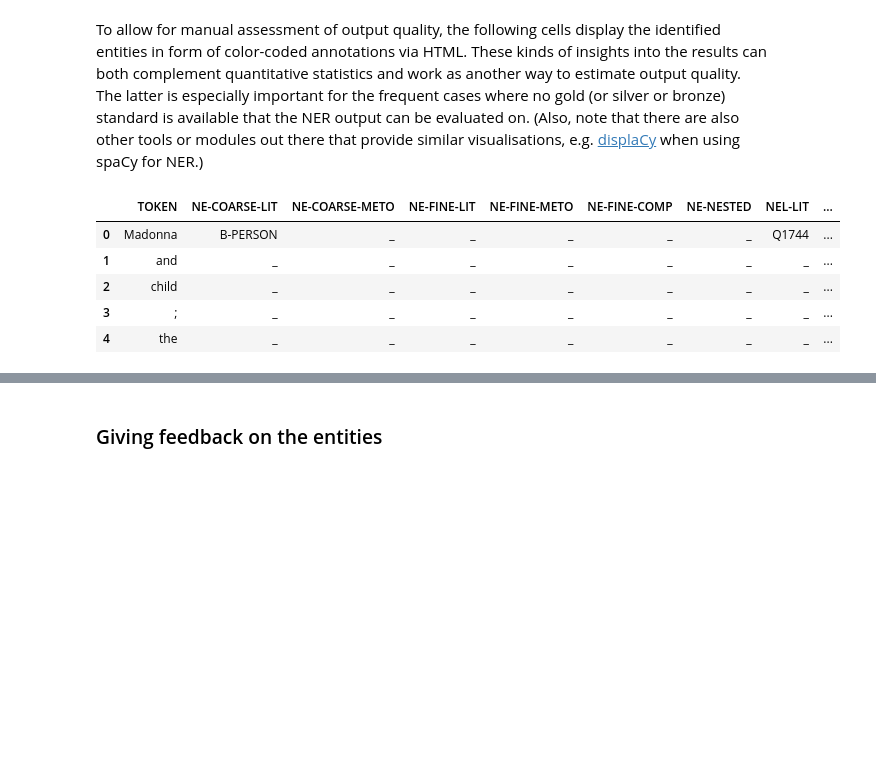
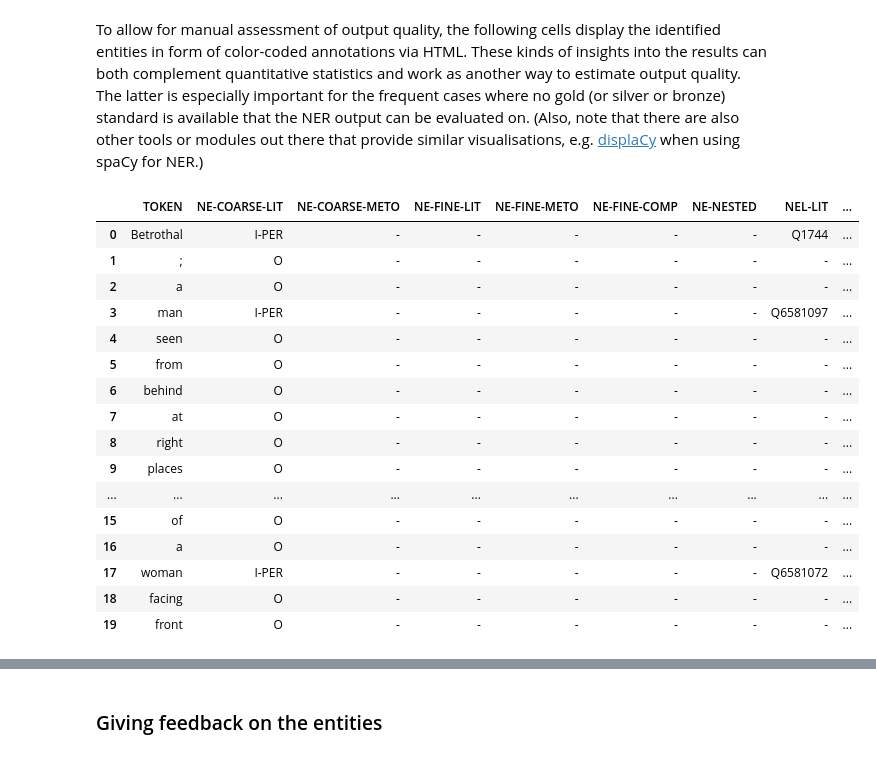
Before and after one commit to pelagios/llm-lod-enriching-heritage, a Jupyter notebook: notebooks/evaluation/evaluation.ipynb, the cells around one changed output, grey strips where cells are left out. Cells and saved outputs as stored; diff of their text form; code cells hidden in the pictures; blank space fills up the shorter version.

```diff
--- a/notebooks/evaluation/evaluation.ipynb
+++ b/notebooks/evaluation/evaluation.ipynb
@@ -262,0 +257,22 @@ clean_format('./data/bm-2-ner-format.txt','./data/predictions/sample.tsv')
+# %%
+def get_demo_data(data):
+
+  # Adding the start and end characters per token to the dataframe
+  data['start_char'] = 0
+  data['end_char'] = 0
+  current_char = 0
+
+  for index, row in data.iterrows():
+      data.loc[index, 'start_char'] = current_char
+      token = row['TOKEN']
+      # Check if the next token should not have a space before it
+      if index + 1 < len(data) and 'NoSpaceAfter' in data.loc[index, 'MISC']:
+          current_char += len(token)
+      else:
+          current_char += len(token) + 1  # Add 1 for the space after the token
+
+      data.loc[index, 'end_char'] = current_char - 1 # Subtract 1 because end_char is inclusive
+
+  # Just for testing purposes: adds a Wikidata ID to one entity
+  data.loc[0, 'NEL-LIT'] = 'Q1744'
+  return data
@@ -386,16 +543,32 @@ System  Evaluation      Label   P       R       F1      F1_std  P_std   R_std
 ### Displaying the entities
 # %% [markdown]
 To allow for manual assessment of output quality, the following cells display the identified entities in form of color-coded annotations via HTML. These kinds of insights into the results can both complement quantitative statistics and work as another way to estimate output quality. The latter is especially important for the frequent cases where no gold (or silver or bronze) standard is available that the NER output can be evaluated on. (Also, note that there are also other tools or modules out there that provide similar visualisations, e.g. [displaCy](https://spacy.io/usage/visualizers#ent) when using spaCy for NER.)
-# %%
-data = get_demo_data()
-data.head()
-# %% [output]
-|  | TOKEN | NE-COARSE-LIT | NE-COARSE-METO | NE-FINE-LIT | NE-FINE-METO | NE-FINE-COMP | NE-NESTED | NEL-LIT | ... |
-| 0 | Madonna | B-PERSON | _ | _ | _ | _ | _ | Q1744 | ... |
-| 1 | and | _ | _ | _ | _ | _ | _ | _ | ... |
-| 2 | child | _ | _ | _ | _ | _ | _ | _ | ... |
-| 3 | ; | _ | _ | _ | _ | _ | _ | _ | ... |
-| 4 | the | _ | _ | _ | _ | _ | _ | _ | ... |
+# %%
+import random
+
+n = random.randint(0,len(documents))
+
+data = pd.DataFrame(documents[f'document_{n}'],columns=headings)
+data = get_demo_data(data)
+data.head(20)
+# %% [output]
+|  | TOKEN | NE-COARSE-LIT | NE-COARSE-METO | NE-FINE-LIT | NE-FINE-METO | NE-FINE-COMP | NE-NESTED | NEL-LIT | ... |
+| 0 | Betrothal | I-PER | - | - | - | - | - | Q1744 | ... |
+| 1 | ; | O | - | - | - | - | - | - | ... |
+| 2 | a | O | - | - | - | - | - | - | ... |
+| 3 | man | I-PER | - | - | - | - | - | Q6581097 | ... |
+| 4 | seen | O | - | - | - | - | - | - | ... |
+| 5 | from | O | - | - | - | - | - | - | ... |
+| 6 | behind | O | - | - | - | - | - | - | ... |
+| 7 | at | O | - | - | - | - | - | - | ... |
+| 8 | right | O | - | - | - | - | - | - | ... |
+| 9 | places | O | - | - | - | - | - | - | ... |
+| ... | ... | ... | ... | ... | ... | ... | ... | ... | ... |
+| 15 | of | O | - | - | - | - | - | - | ... |
+| 16 | a | O | - | - | - | - | - | - | ... |
+| 17 | woman | I-PER | - | - | - | - | - | Q6581072 | ... |
+| 18 | facing | O | - | - | - | - | - | - | ... |
+| 19 | front | O | - | - | - | - | - | - | ... |
 # %%
 # Highlighting the identified entities in form of color-coded annotations with links to authority files where available
 
```
Also changed, not shown: parts of 52 cells of this notebook.
